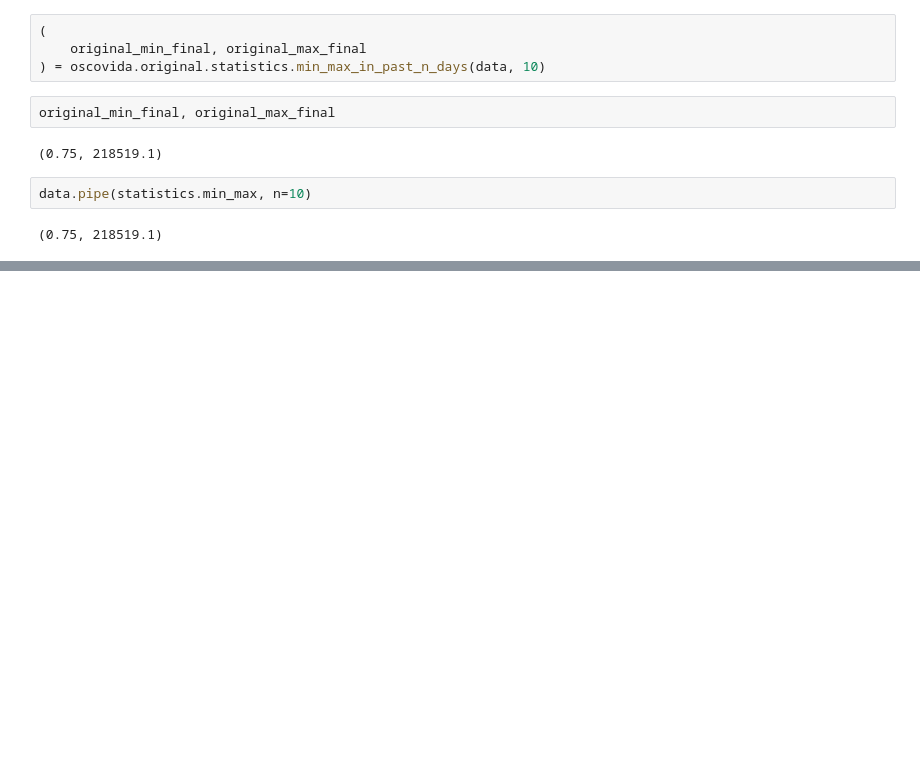
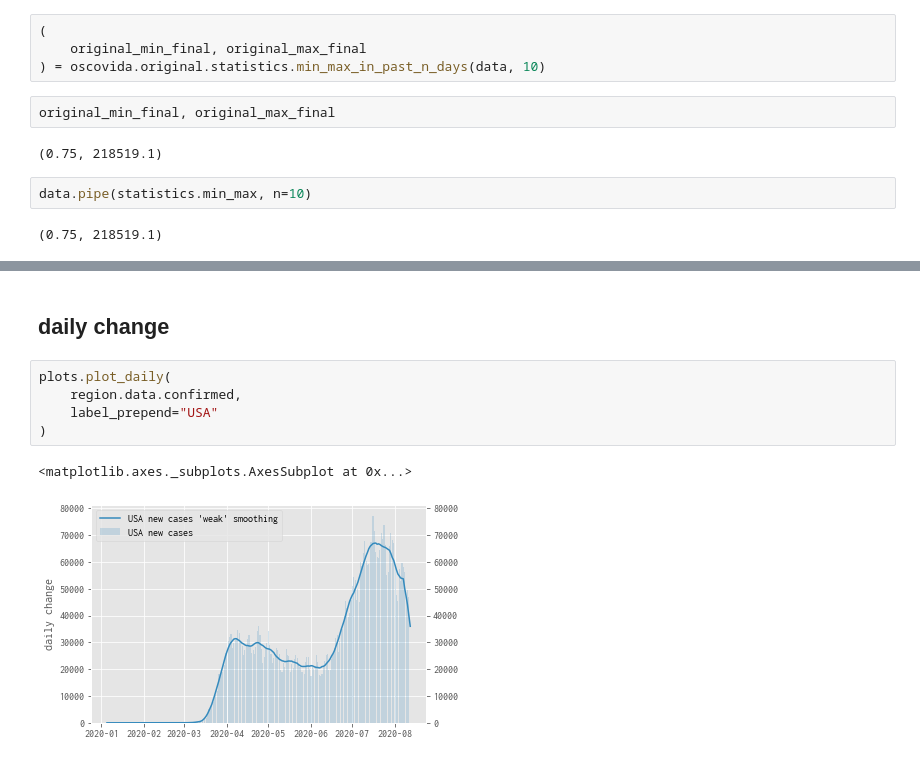
Before and after one commit to oscovida/oscovida, a Jupyter notebook: refactoring_tests.ipynb, the cells around one changed output, grey strips where cells are left out. Cells and saved outputs as stored; diff of their text form; blank space fills up the shorter version.

```diff
--- a/refactoring_tests.ipynb
+++ b/refactoring_tests.ipynb
@@ -105,0 +142,10 @@ data.pipe(statistics.min_max, n=10)
+# %% [markdown]
+## daily change
+# %%
+plots.plot_daily(
+    region.data.confirmed,
+    label_prepend="USA"
+)
+# %% [output]
+<matplotlib.axes._subplots.AxesSubplot at 0x...>
+[figure, added]
```
Also changed, not shown: parts of 15 cells of this notebook.
